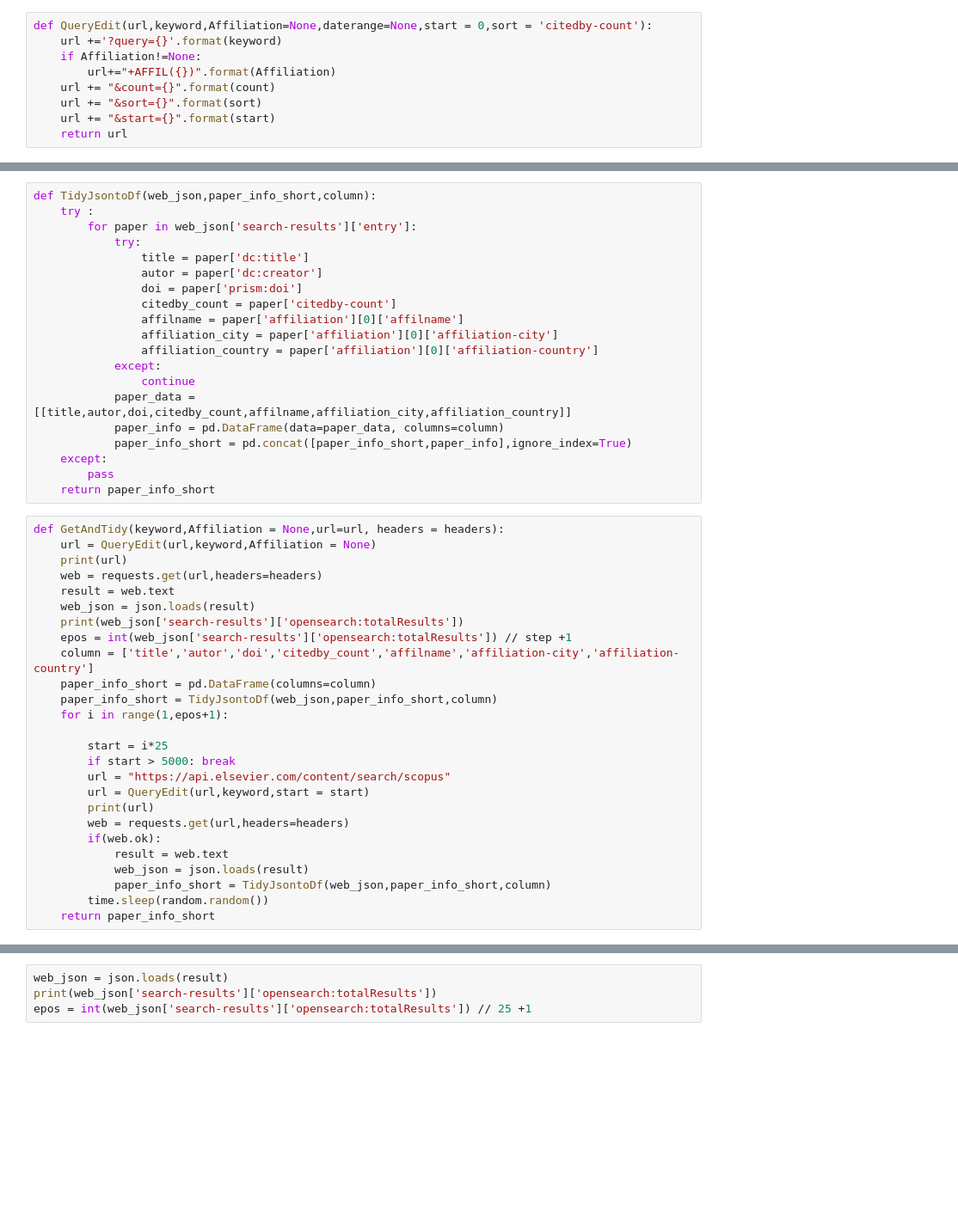
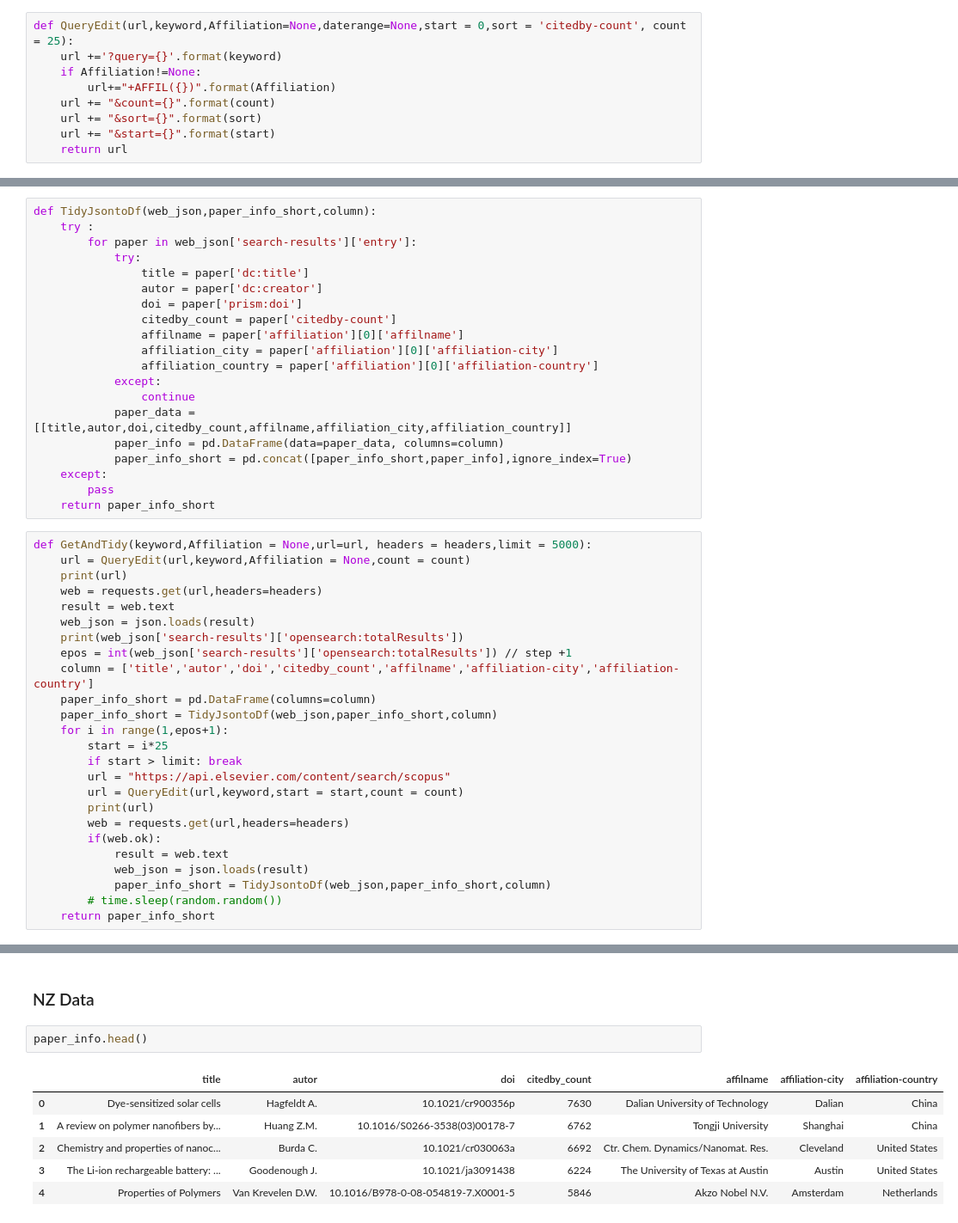
Before and after one commit to Dylanyt-ZH/Clean-tech, a Jupyter notebook: getdata.ipynb, the cells around one changed output, grey strips where cells are left out. Shown: that part at 86% size. Cells and saved outputs as stored; diff of their text form; blank space fills up the shorter version.

Commit message:
fetch all data set

```diff
--- a/getdata.ipynb
+++ b/getdata.ipynb
@@ -6,7 +6,7 @@ import time
 import random
 import xmltodict
 # %%
-def QueryEdit(url,keyword,Affiliation=None,daterange=None,start = 0,sort = 'citedby-count'):
+def QueryEdit(url,keyword,Affiliation=None,daterange=None,start = 0,sort = 'citedby-count', count = 25):
     url +='?query={}'.format(keyword)
     if Affiliation!=None:
         url+="+AFFIL({})".format(Affiliation)
@@ -56,8 +56,8 @@ def TidyJsontoDf(web_json,paper_info_short,column):
         pass
     return paper_info_short
 # %%
-def GetAndTidy(keyword,Affiliation = None,url=url, headers = headers):
-    url = QueryEdit(url,keyword,Affiliation = None)
+def GetAndTidy(keyword,Affiliation = None,url=url, headers = headers,limit = 5000):
+    url = QueryEdit(url,keyword,Affiliation = None,count = count)
     print(url)
     web = requests.get(url,headers=headers)
     result = web.text
@@ -68,16 +68,15 @@ def GetAndTidy(keyword,Affiliation = None,url=url, headers = headers):
     paper_info_short = pd.DataFrame(columns=column)
     paper_info_short = TidyJsontoDf(web_json,paper_info_short,column)
     for i in range(1,epos+1):
-
         start = i*25
-        if start > 5000: break
+        if start > limit: break
         url = "https://api.elsevier.com/content/search/scopus"
-        url = QueryEdit(url,keyword,start = start)
+        url = QueryEdit(url,keyword,start = start,count = count)
         print(url)
         web = requests.get(url,headers=headers)
         if(web.ok):
             result = web.text
             web_json = json.loads(result)
             paper_info_short = TidyJsontoDf(web_json,paper_info_short,column)
-        time.sleep(random.random())
+        # time.sleep(random.random())
     return paper_info_short
@@ -132,4 +133,11 @@ for keyword in keywords:
-# %%
-web_json = json.loads(result)
-print(web_json['search-results']['opensearch:totalResults'])
-epos = int(web_json['search-results']['opensearch:totalResults']) // 25 +1
+# %% [markdown]
+### NZ Data
+# %%
+paper_info.head()
+# %% [output]
+|  | title | autor | doi | citedby_count | affilname | affiliation-city | affiliation-country |
+| 0 | Dye-sensitized solar cells | Hagfeldt A. | 10.1021/cr900356p | 7630 | Dalian University of Technology | Dalian | China |
+| 1 | A review on polymer nanofibers by... | Huang Z.M. | 10.1016/S0266-3538(03)00178-7 | 6762 | Tongji University | Shanghai | China |
+| 2 | Chemistry and properties of nanoc... | Burda C. | 10.1021/cr030063a | 6692 | Ctr. Chem. Dynamics/Nanomat. Res. | Cleveland | United States |
+| 3 | The Li-ion rechargeable battery: ... | Goodenough J. | 10.1021/ja3091438 | 6224 | The University of Texas at Austin | Austin | United States |
+| 4 | Properties of Polymers | Van Krevelen D.W. | 10.1016/B978-0-08-054819-7.X0001-5 | 5846 | Akzo Nobel N.V. | Amsterdam | Netherlands |
```
Also changed, not shown: parts of 17 cells of this notebook, 2 other files.
